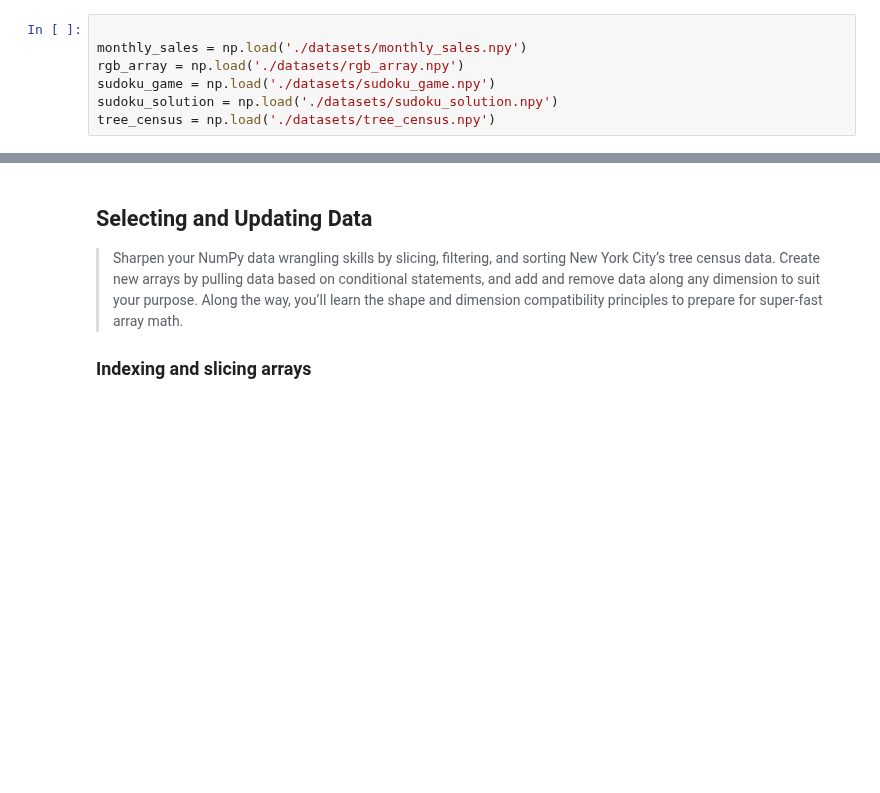
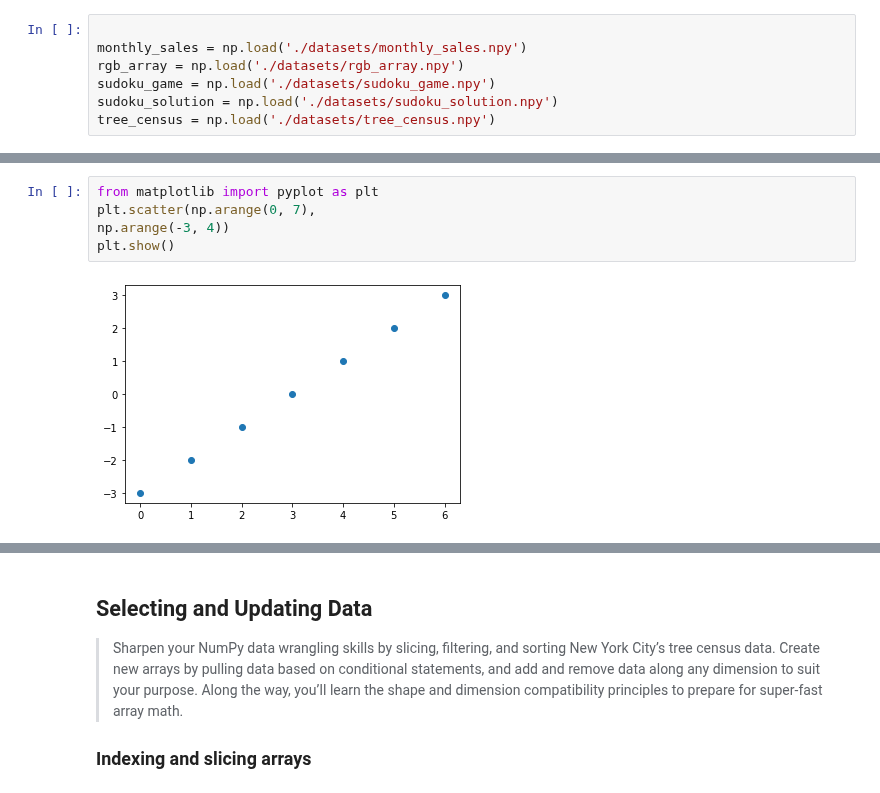
Before and after one commit to anhhaibkhn/Data-Science-selfstudy-notes-Blog, a Jupyter notebook: _notebooks/Introduction to Numpy/2022-08-23-Introduction-to-Numpy.ipynb, the cells around one changed output, grey strips where cells are left out. Saved outputs shown, nothing was run; the diff lists cells and outputs as text; blank space fills up the shorter version.

Commit message:
update images

```diff
--- a/_notebooks/Introduction to Numpy/2022-08-23-Introduction-to-Numpy.ipynb
+++ b/_notebooks/Introduction to Numpy/2022-08-23-Introduction-to-Numpy.ipynb
@@ -48,0 +134,7 @@ tree_census = np.load('./datasets/tree_census.npy')
+# %%
+from matplotlib import pyplot as plt
+plt.scatter(np.arange(0, 7),
+np.arange(-3, 4))
+plt.show()
+# %% [output]
+[figure, added]
```
Also changed, not shown: parts of 56 cells of this notebook, 9 other files.
